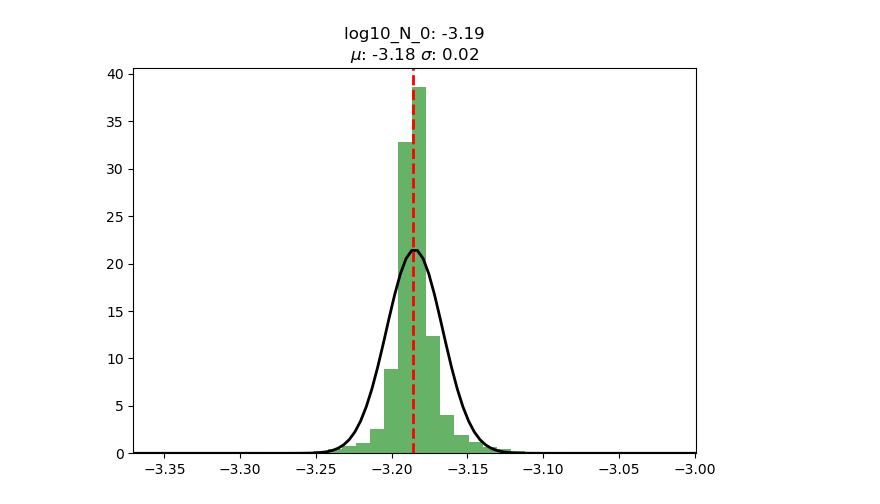
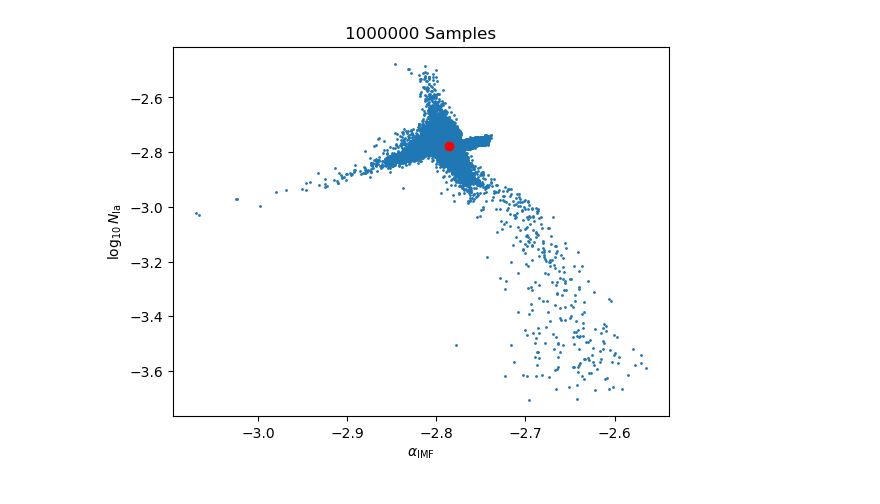
Before and after one commit to bGuenes/sbi_chemical_abundances, a Jupyter notebook: sbi_muti_star.ipynb, the cells around one changed output. Drawn from its saved outputs; the diff is of its cells as text; code cells hidden in the pictures.

Commit message:
multi star sbi

```diff
--- a/sbi_muti_star.ipynb
+++ b/sbi_muti_star.ipynb
@@ -53,5 +61,5 @@ global_GP = utils.MultipleIndependent(
 # %%
-N_stars = 200
+N_stars = 1000
 
 stars = local_GP.sample((N_stars,))
 global_params = global_GP.sample((1,))
@@ -59,4 +67,7 @@ global_params = global_GP.sample((1,))
 stars = torch.cat((global_params.repeat(N_stars, 1), stars), dim=1)
 # %%
 # ----- Simulate abundances -----
+start = t.time()
 abundances = model(stars)
+end = t.time()
+print(f'Time to create data for {N_stars} stars: {end-start:.3f} s')
@@ -67,11 +78,15 @@ with open('data/posterior_SNPE_torch.pickle', 'rb') as f:
 # %%
 alpha_IMF = []
 log10_N_Ia = []
+simulations = 1000
 
+start = t.time()
 for i in tqdm(range(len(abundances))):
-    alpha, N_Ia = posterior.sample((1000,), x=abundances[i])[:,0:2].T
+    alpha, N_Ia = posterior.sample((simulations,), x=abundances[i], show_progress_bars=False)[:,0:2].T
     alpha_IMF.append(alpha)
     log10_N_Ia.append(N_Ia)
+end = t.time()
+print(f'Time to run {simulations} simulations for {N_stars} stars: {end-start:.3f} s')
 
 alpha_IMF = np.array(alpha_IMF).ravel()
 log10_N_Ia = np.array(log10_N_Ia).ravel()
@@ -98,22 +95,8 @@ plt.show()
-# %%
-# same as above but for log10_N_Ia
-
-log10_N_Ia_mean = np.mean(log10_N_Ia)
-log10_N_Ia_std = np.std(log10_N_Ia)
-xmin = log10_N_Ia_mean - 10*log10_N_Ia_std
-xmax = log10_N_Ia_mean + 10*log10_N_Ia_std
-
-x = np.linspace(xmin, xmax, 100)
-p = norm.pdf(x, np.mean(log10_N_Ia), np.std(log10_N_Ia))
-
-plt.hist(log10_N_Ia, bins=100, density=True, alpha=0.6, color='g')
-plt.plot(x, p, 'k', linewidth=2)
-plt.axvline(x=global_params[0][1], color='r', linestyle='dashed', linewidth=2)
-plt.title(fr"log10_N_0: {global_params[0][1]:.2f}"
-                "\n"
-                fr"$\mu$: {np.mean(log10_N_Ia):.2f} $\sigma$: {np.std(log10_N_Ia):.2f}")
-plt.xlim(xmin, xmax)
-plt.tight_layout()
-plt.show()
-# %% [output]
-[figure, removed]
+# %%
+plt.scatter(alpha_IMF, log10_N_Ia, s=1)
+plt.xlabel(r'$\alpha_{\rm IMF}$')
+plt.ylabel(r'$\log_{10} N_{\rm Ia}$')
+plt.scatter(global_params[0][0], global_params[0][1], color='r')
+plt.title(f'{len(alpha_IMF)} Samples');
+# %% [output]
+[figure, added]
```
Also changed, not shown: parts of 11 cells of this notebook.
